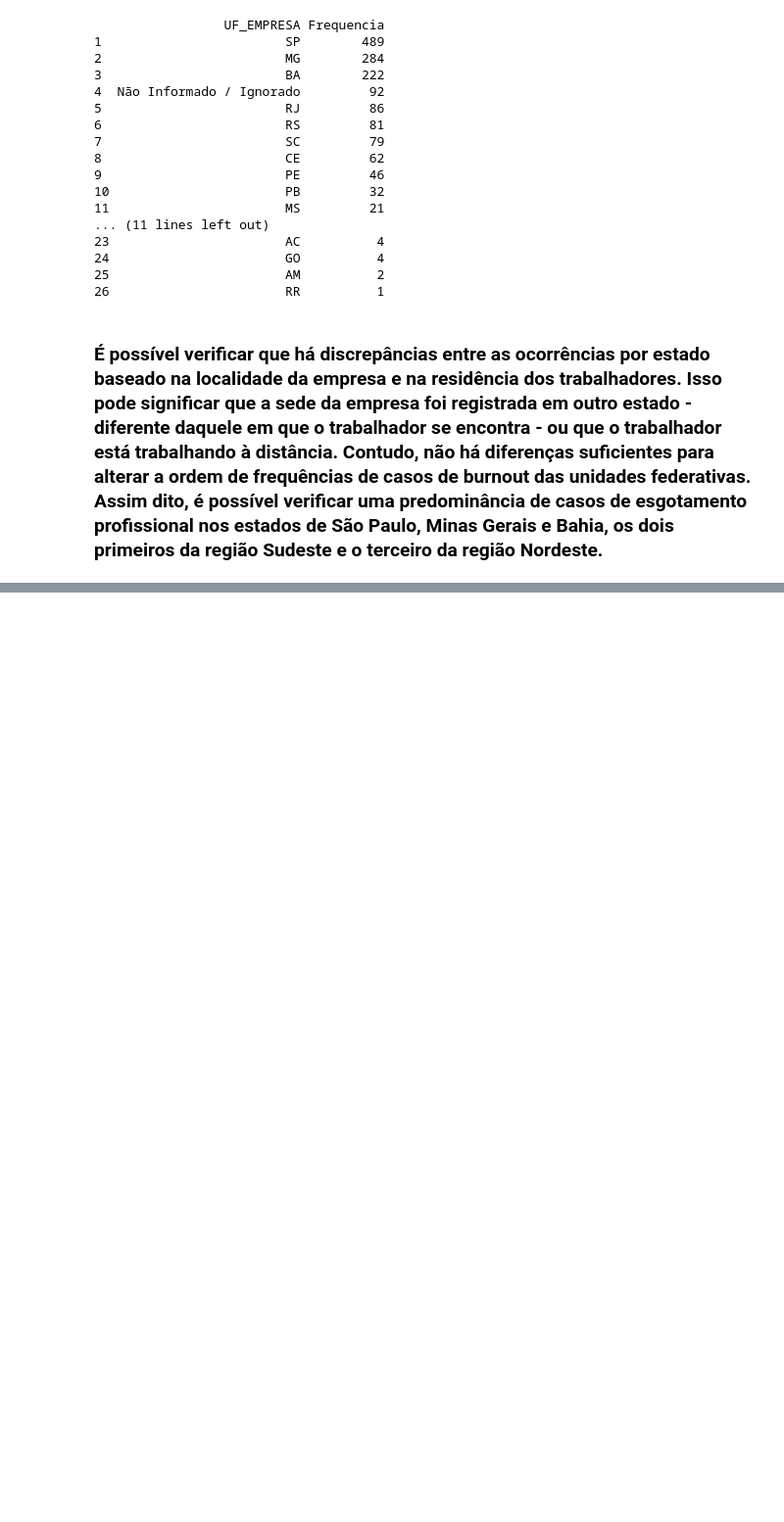
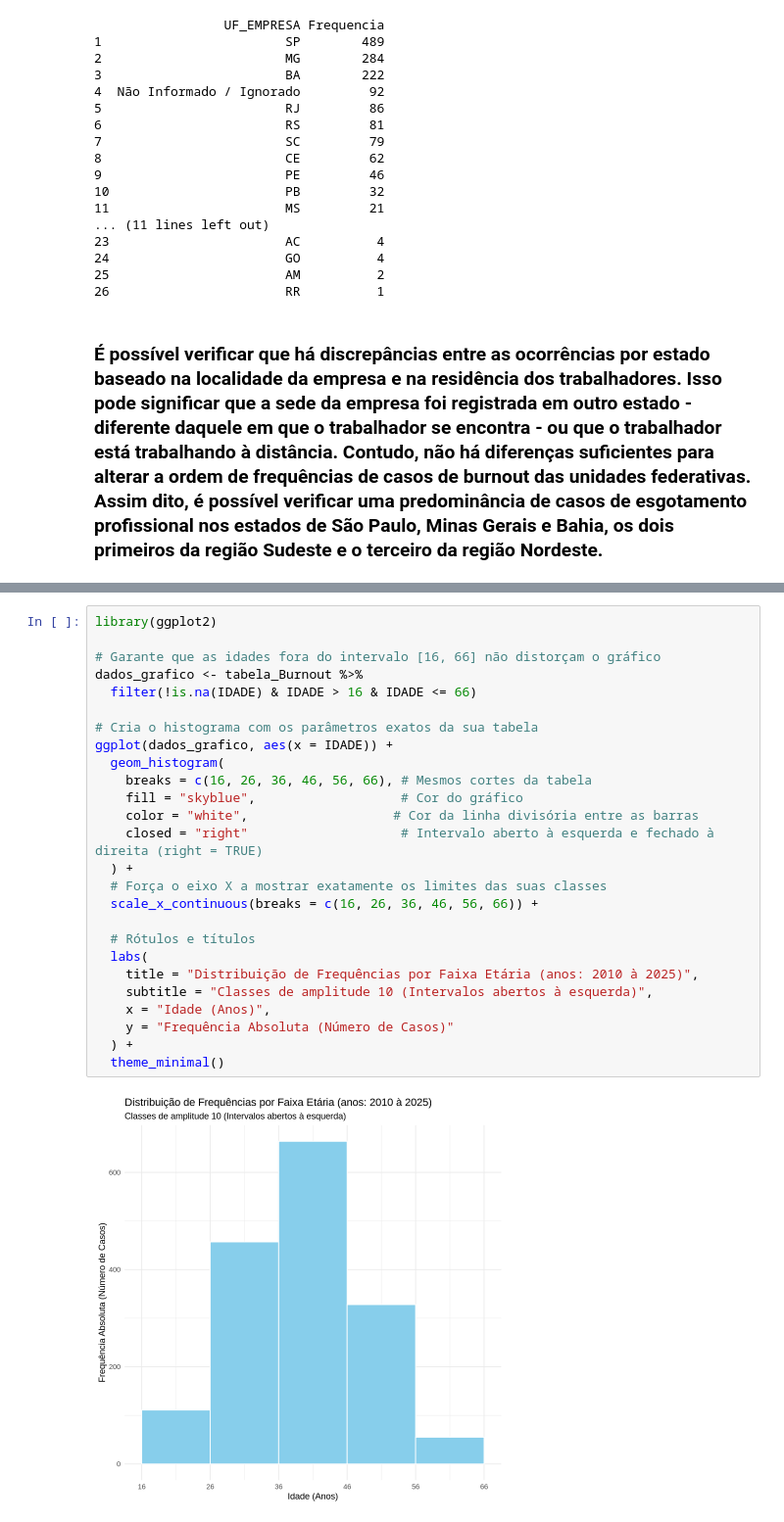
Before and after one commit to gabrielwai/Burnout-DataSUS, a Jupyter notebook: Burnout-DataSUS.ipynb, the cells around one changed output, grey strips where cells are left out. Shown at 98% size. Saved outputs shown, nothing was run; the diff lists cells and outputs as text; blank space fills up the shorter version.

```diff
--- a/Burnout-DataSUS.ipynb
+++ b/Burnout-DataSUS.ipynb
@@ -673,0 +909,28 @@ print(frequencia_df)
+# %%
+library(ggplot2)
+
+# Garante que as idades fora do intervalo [16, 66] não distorçam o gráfico
+dados_grafico <- tabela_Burnout %>%
+  filter(!is.na(IDADE) & IDADE > 16 & IDADE <= 66)
+
+# Cria o histograma com os parâmetros exatos da sua tabela
+ggplot(dados_grafico, aes(x = IDADE)) +
+  geom_histogram(
+    breaks = c(16, 26, 36, 46, 56, 66), # Mesmos cortes da tabela
+    fill = "skyblue",                   # Cor do gráfico
+    color = "white",                   # Cor da linha divisória entre as barras
+    closed = "right"                    # Intervalo aberto à esquerda e fechado à direita (right = TRUE)
+  ) +
+  # Força o eixo X a mostrar exatamente os limites das suas classes
+  scale_x_continuous(breaks = c(16, 26, 36, 46, 56, 66)) +
+
+  # Rótulos e títulos
+  labs(
+    title = "Distribuição de Frequências por Faixa Etária (anos: 2010 à 2025)",
+    subtitle = "Classes de amplitude 10 (Intervalos abertos à esquerda)",
+    x = "Idade (Anos)",
+    y = "Frequência Absoluta (Número de Casos)"
+  ) +
+  theme_minimal()
+# %% [output]
+[figure, added]
```
Also changed, not shown: parts of 12 cells of this notebook.
